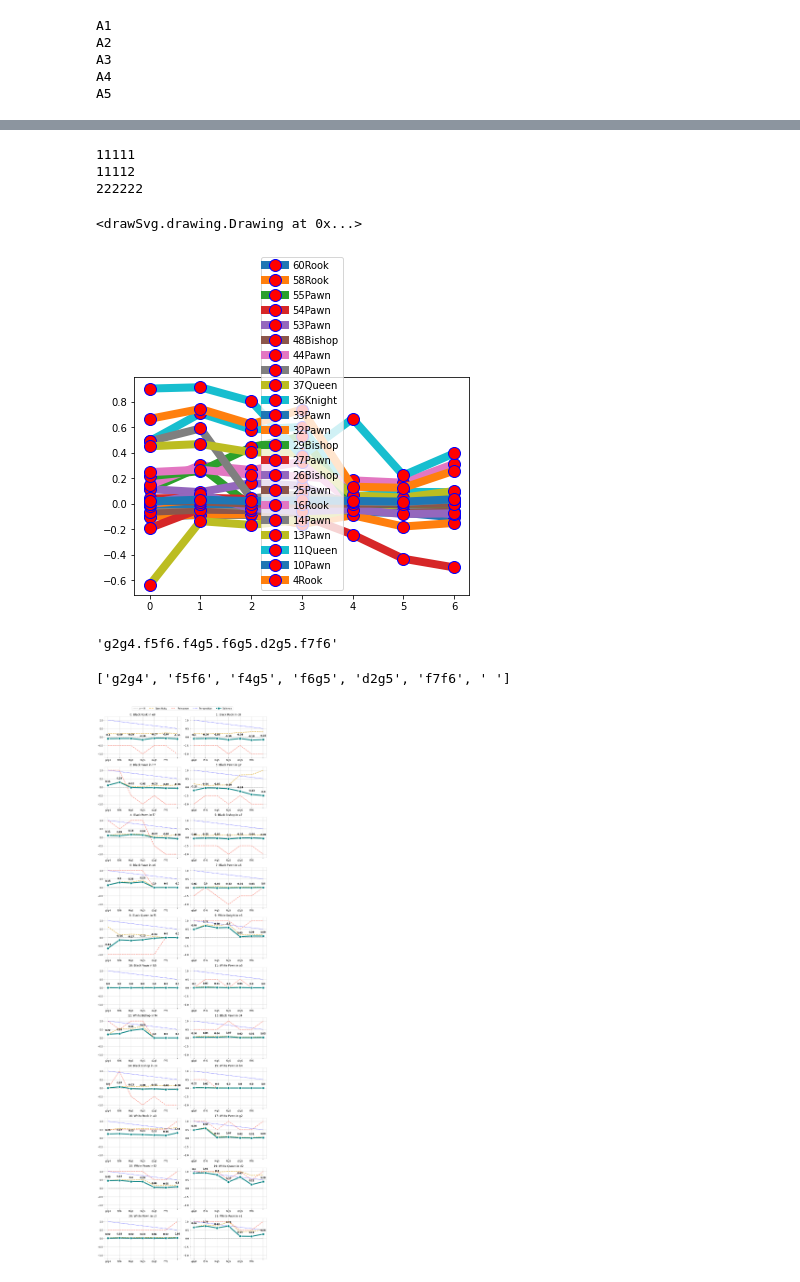
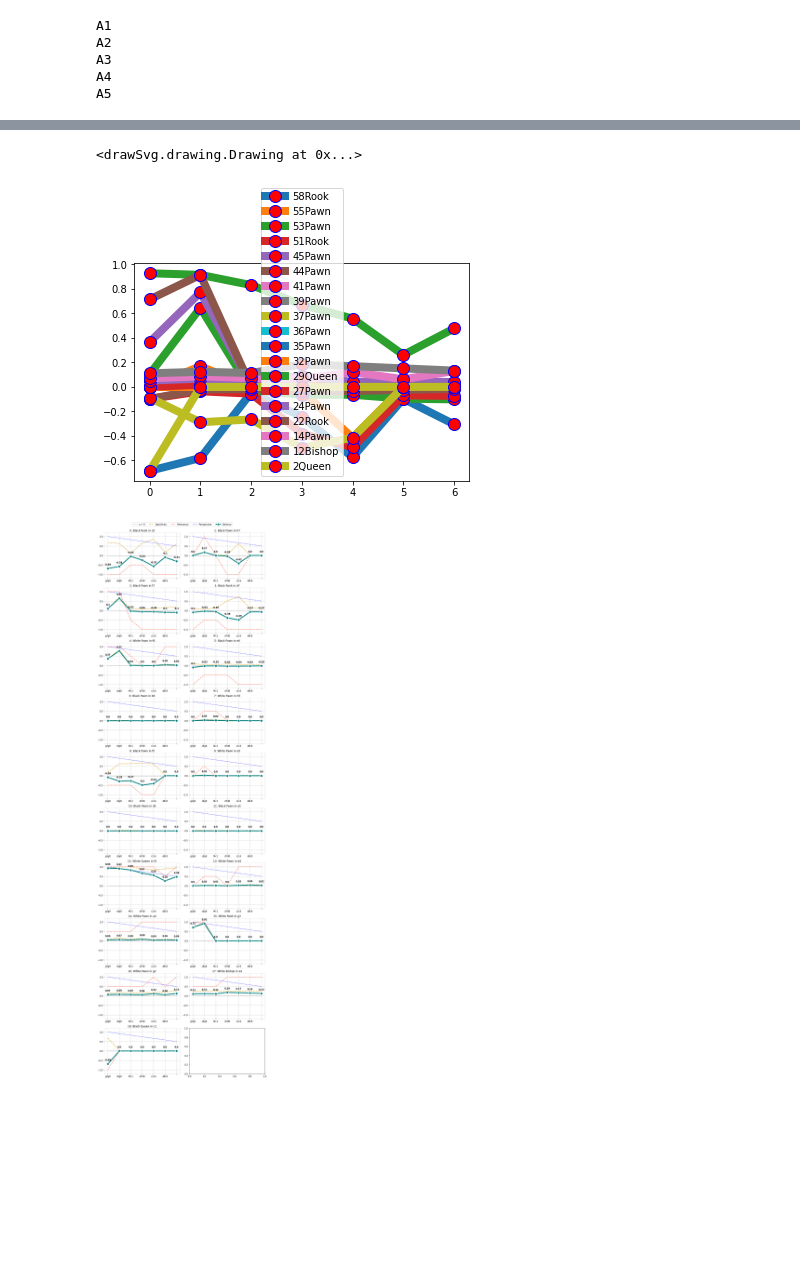
Before and after one commit to mrcMlnr/PVCFA, a Jupyter notebook: sigmarhotauNb.ipynb, the cells around one changed output, grey strips where cells are left out. Saved outputs shown, nothing was run; the diff lists cells and outputs as text; code cells hidden in the pictures; blank space fills up the shorter version.

```diff
--- a/sigmarhotauNb.ipynb
+++ b/sigmarhotauNb.ipynb
@@ -6,7 +6,7 @@ import os
 # %%
 %autoreload 2
 # %%
-myFEN = '2r1r1k1/b4ppp/p3p3/Pp2Nq2/1Pbp1B2/R7/2PQ1PP1/4R1K1 w - - 0 1'
+myFEN = '2r4k/3r1p1p/1p2pP2/p2pPp1P/P2P1Q2/6R1/4B1PK/2q5 w - - 0 1'
 myBoard = ChessBoard(myFEN)
 # %%
 myBoard.board
@@ -128,23 +74,12 @@ Directory  game/  Created
 # %%
 myAnalysis.representPerturbationValues("00")
 # %% [output]
-11111
-11112
-222222
+<drawSvg.drawing.Drawing at 0x...>
-<drawSvg.drawing.Drawing at 0x...>
 # %%
 myAnalysis.plotAllGraphs(myAnalysis.saliencyLists)
 # %% [output]
-[figure, old version]
+[figure, new version]
-# %%
-myAnalysis.pvMoveStringsList
-# %% [output]
-'g2g4.f5f6.f4g5.f6g5.d2g5.f7f6'
-# %%
-myAnalysis.pvMoveList
-# %% [output]
-['g2g4', 'f5f6', 'f4g5', 'f6g5', 'd2g5', 'f7f6', ' ']
 # %%
-myAnalysis.plotAllGraphsFAN2(myAnalysis.saliencyLists, myAnalysis.specificityLists, myAnalysis.relevanceLists, myAnalysis.perspectiveLists)
+myAnalysis.plotAllGraphsFAN2(myAnalysis.saliencyLists, myAnalysis.specificityLists, myAnalysis.relevanceLists, myAnalysis.perspectiveLists, 999)
 # %% [output]
-[figure, old version]
+[figure, new version]
```
Also changed, not shown: parts of 10 cells of this notebook, 3 other files.
